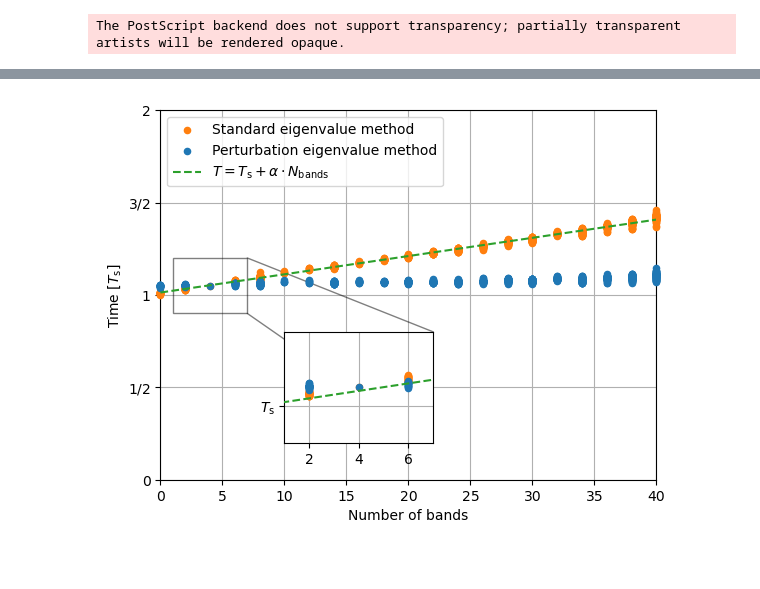
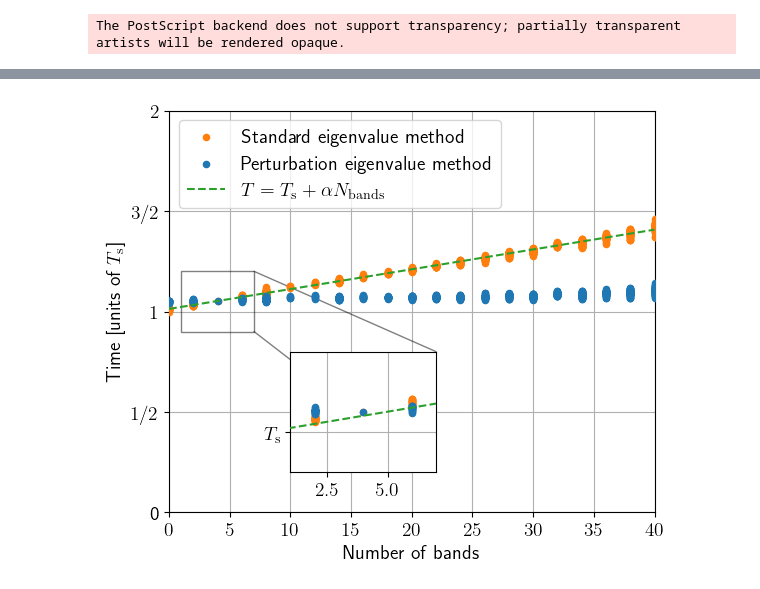
Before and after one commit to gunnarth/Lead-Green-s-functions-from-quadratic-eigenvalue-problems-without-mode-velocity-calculations, a Jupyter notebook: Scripts_to_create_figures/Create_Figure3.ipynb, the cells around one changed output, grey strips where cells are left out. Drawn from its saved outputs; the diff is of its cells as text; code cells hidden in the pictures; blank space fills up the shorter version.

```diff
--- a/Scripts_to_create_figures/Create_Figure3.ipynb
+++ b/Scripts_to_create_figures/Create_Figure3.ipynb
@@ -8,17 +10,24 @@ from statsmodels.graphics.regressionplots import abline_plot
 # %%
 df=pd.read_csv("..//Data//TimingData//Data_for_fig_3_aws.csv")
-fig,ax=plt.subplots()
+#plt.rcParams.update({'font.size': 14})
+plt.rcParams["figure.autolayout"] = True
 #plt.rcParams.update({
 #    "text.usetex": True,
 #    "font.family": "sans-serif",
 #    "font.sans-serif": ['Computer Modern Serif']})
 
+plt.rc('text',usetex=True)
+
+font = {'family':'serif','size':16}  # desired use
+fig,ax=plt.subplots(figsize=(6,5))
+
+
 #---Minimum time found---------------
 T0=df[['GESstandard_Min','GESpert_Min']].min().min()
 
 
-df[df['nBands']<41].plot.scatter(x='nBands',y='GESstandard_Min',ax=ax,color='C1',label='Standard eigenvalue method', zorder=10, clip_on=False)
-df[df['nBands']<41].plot.scatter(x='nBands',y='GESpert_Min',ax=ax,color='C0',label='Perturbation eigenvalue method', zorder=10, clip_on=False)
+df[df['nBands']<41].plot.scatter(x='nBands',y='GESstandard_Min',ax=ax,color='C1',label='Standard eigenvalue method', zorder=10)#, clip_on=False)
+df[df['nBands']<41].plot.scatter(x='nBands',y='GESpert_Min',ax=ax,color='C0',label='Perturbation eigenvalue method', zorder=10)#, clip_on=False)
 
 
 se=df[df['nBands']<41].groupby("nBands").mean()['GESpert_Min'].copy()
@@ -36,7 +45,7 @@ pred_ols = results.get_prediction(X)
 print(results.summary())
 
 
-abline_plot(model_results=results,ax=ax,ls="dashed",color="C2",lw=1.5,zorder=20,label=r"$T=T_{\mathrm{s}}+\alpha\cdot N_{\mathrm{bands}}$")
+abline_plot(model_results=results,ax=ax,ls="dashed",color="C2",lw=1.5,zorder=20,label=r"$T=T_{\mathrm{s}}+\alpha N_{\mathrm{bands}}$")
 
 axins = ax.inset_axes([0.25, 0.1, 0.3, 0.3])
 df[(1<df['nBands']) & (df['nBands']<7)].plot.scatter(x='nBands',y='GESstandard_Min',ax=axins,color='C1', zorder=10, clip_on=False,label='_nolegend_')
@@ -62,10 +71,11 @@ ax.set_yticks([0,0.5*T0,T0,1.5*T0,2*T0])
 ax.set_yticklabels(["0", "$1/2$", "$1$", "$3/2$", "$2$"])
 ax.set_xlim(0,40)
 ax.set_xlabel("Number of bands")
-ax.set_ylabel("Time $[T_{\mathrm{s}}]$")
+ax.set_ylabel("Time [units of $T_{\mathrm{s}}$]")
+
+ax.legend(loc=2)
 ax.grid()
-ax.legend(loc=2)
-
+plt.tight_layout()
 plt.savefig("..//Figures//bandnumber_comparison.eps")
 plt.savefig("..//Figures//bandnumber_comparison.png")
 print("Slope of line in units of T_s:")
@@ -94 +104 @@ Slope of line in units of T_s:
-[figure, old version]
+[figure, new version]
```
Also changed, not shown: parts of 2 cells of this notebook, 16 other files.
